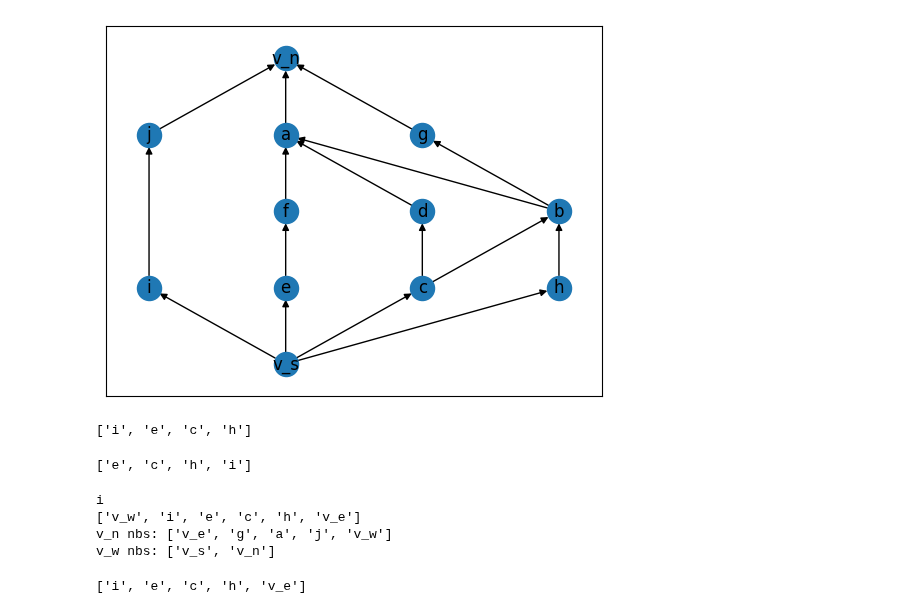
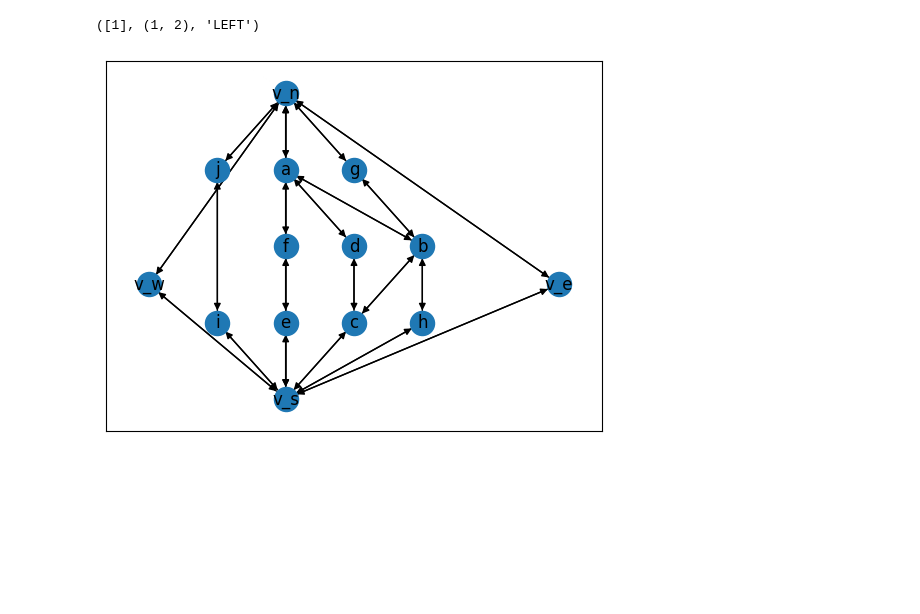
Before and after one commit to juliet29/graph2plan, a Jupyter notebook: notebooks/01_dcel.ipynb, the cells around one changed output. Saved outputs shown, nothing was run; the diff lists cells and outputs as text; code cells hidden in the pictures; blank space fills up the shorter version.

Commit message:
got dual graph as st graph

```diff
--- a/notebooks/01_dcel.ipynb
+++ b/notebooks/01_dcel.ipynb
@@ -14,6 +13,11 @@ from graph2plan.dual.examples import kant_G1, get_outer_face_st_graph, embed_oth
 from sympy import Line, Point, sqrt
+# %%
+dv = DualVertex(0, [1], (1,2), "LEFT")
+print(dv[1:])
+# %% [output]
+([1], (1, 2), 'LEFT')
 # %%
-G, pos = kant_G1()
-nx.draw_networkx(G, pos)
+PG, pos, de = complete_kant_G1()
+nx.draw_networkx(PG.to_directed(), pos)
 # %% [output]
-[figure, old version]
+[figure, new version]
@@ -25,27 +23,0 @@ e.check_structure()
-# %%
-list(e.neighbors_cw_order("v_s"))
-# %% [output]
-['i', 'e', 'c', 'h']
-# %%
-list(e.successors("v_s"))
-# %% [output]
-['e', 'c', 'h', 'i']
-# %%
-
-e2 = embed_other_source(embed_other_target(e))
-
-
-# vertex = "v_w"
-# source, target = "v_s", "v_n"
-# e1.add_half_edge_first(source, vertex)
-# e1.add_half_edge_first(vertex, source)
-# e1.add_half_edge_cw(vertex, target, reference_neighbor=source)
-# %% [output]
-i
-['v_w', 'i', 'e', 'c', 'h', 'v_e']
-v_n nbs: ['v_e', 'g', 'a', 'j', 'v_w']
-v_w nbs: ['v_s', 'v_n']
-# %%
-list(e1.neighbors_cw_order("v_s"))
-# %% [output]
-['i', 'e', 'c', 'h', 'v_e']
```
Also changed, not shown: parts of 27 cells of this notebook, 6 other files.
